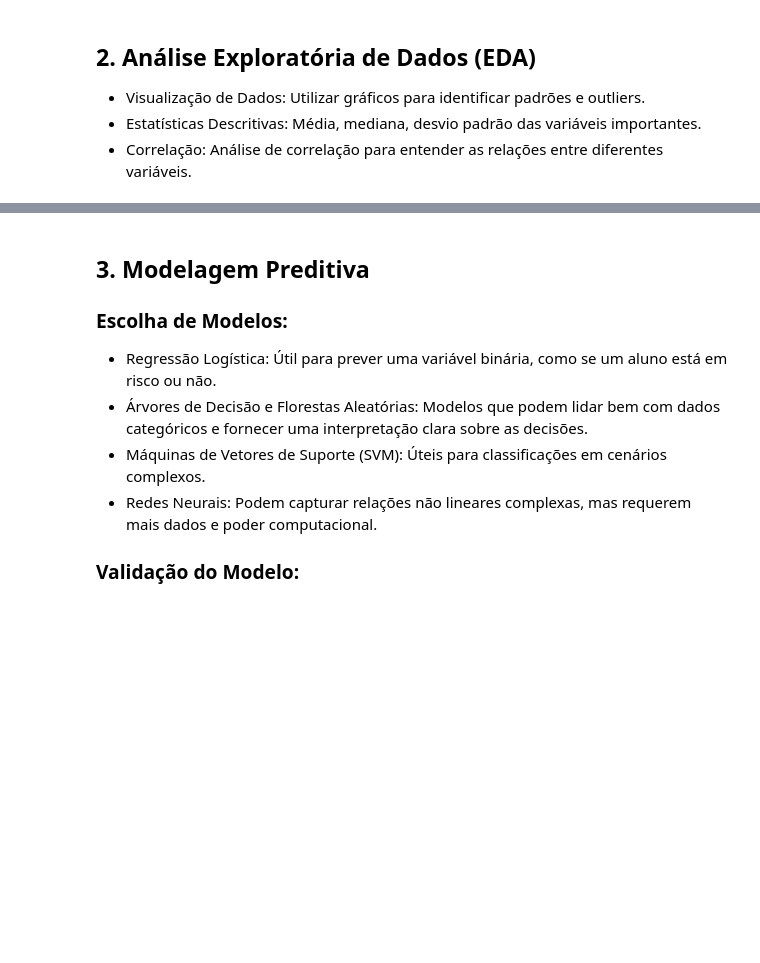
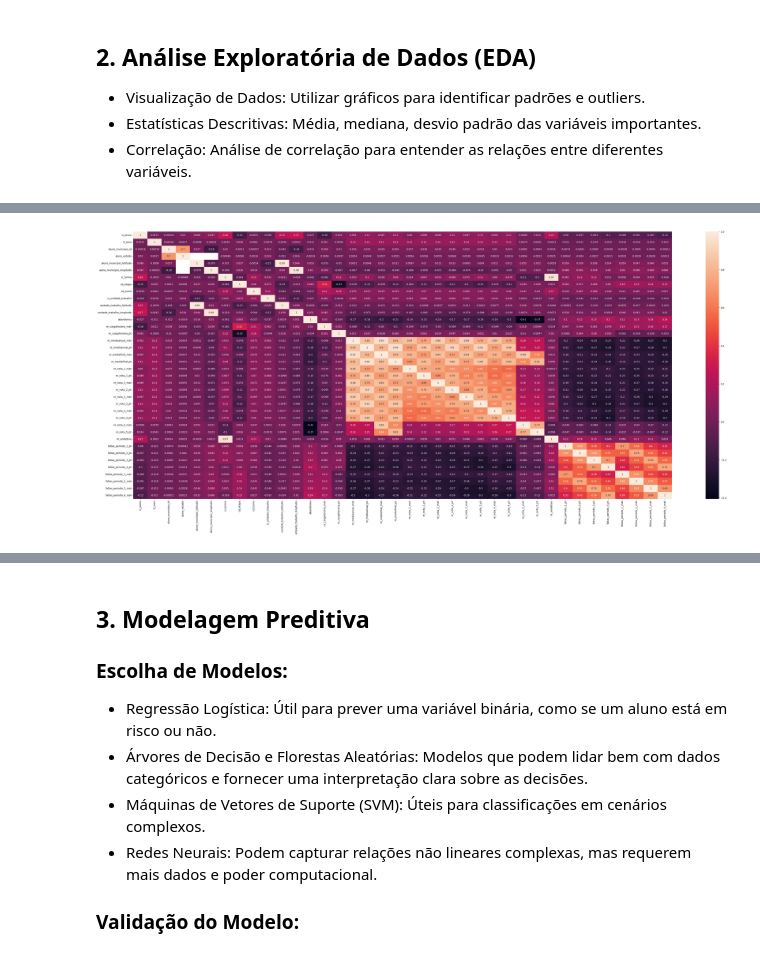
Before and after one commit to clairtonluz/MBA-em-ciencia-de-dados, a Jupyter notebook: Trabalho Final/trabalho.ipynb, the cells around one changed output, grey strips where cells are left out. Cells and saved outputs as stored; diff of their text form; code cells hidden in the pictures; blank space fills up the shorter version.

```diff
--- a/Trabalho Final/trabalho.ipynb
+++ b/Trabalho Final/trabalho.ipynb
@@ -77,0 +282,22 @@ df_boletim.head()
+# %%
+columns_faltas  = [col for col in df.columns if 'nr_faltas' in col]
+columns_faltas
+
+df['faltas_periodo_1_pt'] = df[['nr_faltasjan_pt', 'nr_faltasfev_pt', 'nr_faltasmar_pt']].sum(axis=1)
+df['faltas_periodo_2_pt'] = df[['nr_faltasabr_pt', 'nr_faltasmai_pt', 'nr_faltasjun_pt']].sum(axis=1)
+df['faltas_periodo_3_pt'] = df[['nr_faltasjul_pt', 'nr_faltasago_pt', 'nr_faltasset_pt']].sum(axis=1)
+df['faltas_periodo_4_pt'] = df[['nr_faltasout_pt', 'nr_faltasnov_pt', 'nr_faltasdez_pt']].sum(axis=1)
+
+df['faltas_periodo_1_mat'] = df[['nr_faltasjan_mat', 'nr_faltasfev_mat', 'nr_faltasmar_mat']].sum(axis=1)
+df['faltas_periodo_2_mat'] = df[['nr_faltasabr_mat', 'nr_faltasmai_mat', 'nr_faltasjun_mat']].sum(axis=1)
+df['faltas_periodo_3_mat'] = df[['nr_faltasjul_mat', 'nr_faltasago_mat', 'nr_faltasset_mat']].sum(axis=1)
+df['faltas_periodo_4_mat'] = df[['nr_faltasout_mat', 'nr_faltasnov_mat', 'nr_faltasdez_mat']].sum(axis=1)
+
+df.drop(columns=columns_faltas, inplace=True)
+# %%
+
+plt.figure(figsize=(50, 20))
+sns.heatmap(df.corr(), annot=True)
+plt.show()
+# %% [output]
+[figure, added]
```
Also changed, not shown: parts of 37 cells of this notebook, 1 other file.
